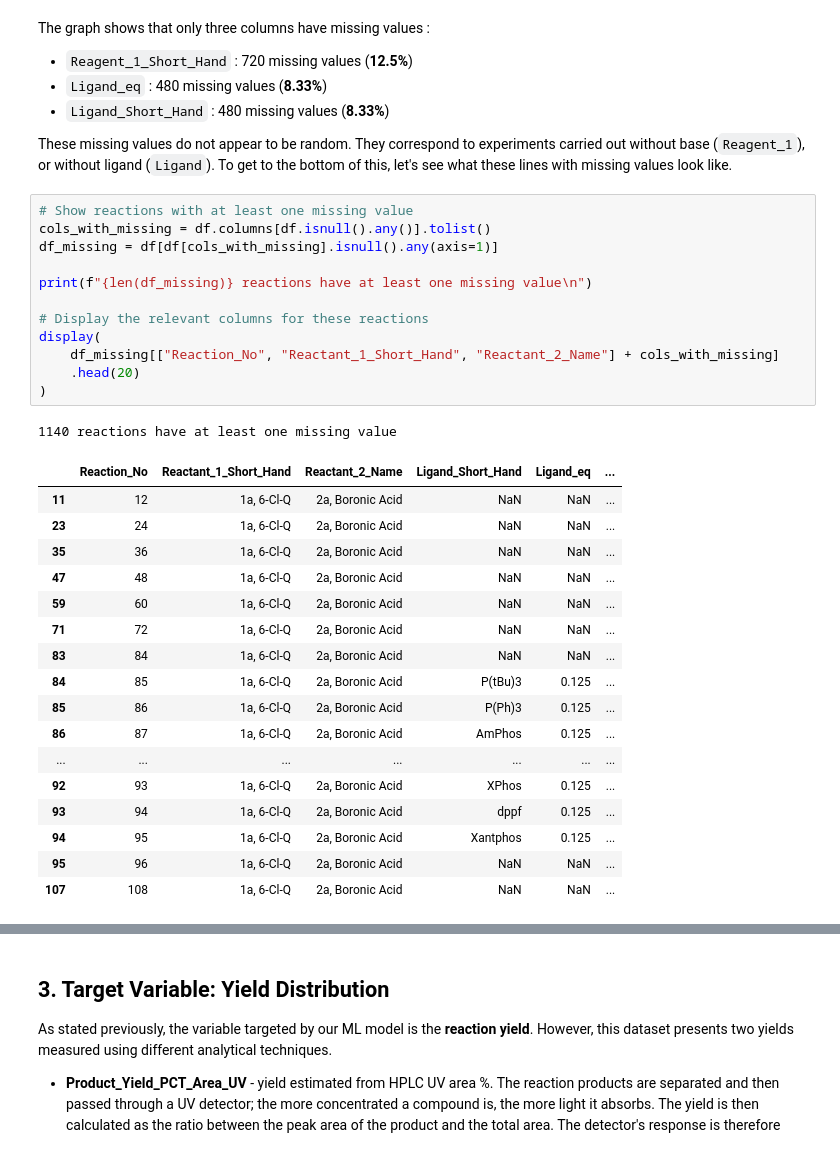
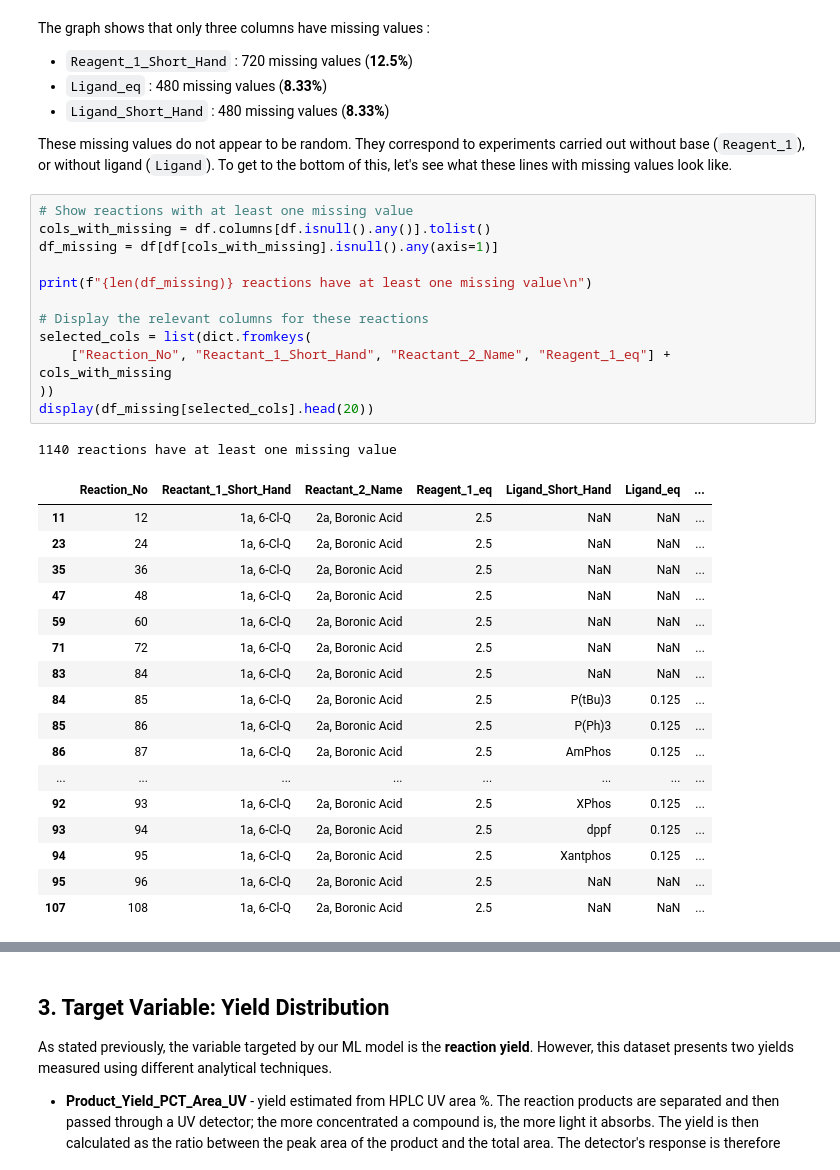
Before and after one commit to meirelesricardo/ai4chem_catalyst_predictor, a Jupyter notebook: notebooks/01_data_exploration.ipynb, the cells around one changed output, grey strips where cells are left out. Saved outputs shown, nothing was run; the diff lists cells and outputs as text.

```diff
--- a/notebooks/01_data_exploration.ipynb
+++ b/notebooks/01_data_exploration.ipynb
@@ -143,34 +143,34 @@
 # %%
 # Show reactions with at least one missing value
 cols_with_missing = df.columns[df.isnull().any()].tolist()
 df_missing = df[df[cols_with_missing].isnull().any(axis=1)]
 
 print(f"{len(df_missing)} reactions have at least one missing value\n")
 
 # Display the relevant columns for these reactions
-display(
-    df_missing[["Reaction_No", "Reactant_1_Short_Hand", "Reactant_2_Name"] + cols_with_missing]
-    .head(20)
-)
+selected_cols = list(dict.fromkeys(
+    ["Reaction_No", "Reactant_1_Short_Hand", "Reactant_2_Name", "Reagent_1_eq"] + cols_with_missing
+))
+display(df_missing[selected_cols].head(20))
 # %% [output]
 1140 reactions have at least one missing value
-|  | Reaction_No | Reactant_1_Short_Hand | Reactant_2_Name | Ligand_Short_Hand | Ligand_eq | ... |
-| 11 | 12 | 1a, 6-Cl-Q | 2a, Boronic Acid | NaN | NaN | ... |
-| 23 | 24 | 1a, 6-Cl-Q | 2a, Boronic Acid | NaN | NaN | ... |
-| 35 | 36 | 1a, 6-Cl-Q | 2a, Boronic Acid | NaN | NaN | ... |
-| 47 | 48 | 1a, 6-Cl-Q | 2a, Boronic Acid | NaN | NaN | ... |
-| 59 | 60 | 1a, 6-Cl-Q | 2a, Boronic Acid | NaN | NaN | ... |
-| 71 | 72 | 1a, 6-Cl-Q | 2a, Boronic Acid | NaN | NaN | ... |
-| 83 | 84 | 1a, 6-Cl-Q | 2a, Boronic Acid | NaN | NaN | ... |
-| 84 | 85 | 1a, 6-Cl-Q | 2a, Boronic Acid | P(tBu)3 | 0.125 | ... |
-| 85 | 86 | 1a, 6-Cl-Q | 2a, Boronic Acid | P(Ph)3 | 0.125 | ... |
-| 86 | 87 | 1a, 6-Cl-Q | 2a, Boronic Acid | AmPhos | 0.125 | ... |
-| ... | ... | ... | ... | ... | ... | ... |
-| 92 | 93 | 1a, 6-Cl-Q | 2a, Boronic Acid | XPhos | 0.125 | ... |
-| 93 | 94 | 1a, 6-Cl-Q | 2a, Boronic Acid | dppf | 0.125 | ... |
-| 94 | 95 | 1a, 6-Cl-Q | 2a, Boronic Acid | Xantphos | 0.125 | ... |
-| 95 | 96 | 1a, 6-Cl-Q | 2a, Boronic Acid | NaN | NaN | ... |
-| 107 | 108 | 1a, 6-Cl-Q | 2a, Boronic Acid | NaN | NaN | ... |
+|  | Reaction_No | Reactant_1_Short_Hand | Reactant_2_Name | Reagent_1_eq | Ligand_Short_Hand | Ligand_eq | ... |
+| 11 | 12 | 1a, 6-Cl-Q | 2a, Boronic Acid | 2.5 | NaN | NaN | ... |
+| 23 | 24 | 1a, 6-Cl-Q | 2a, Boronic Acid | 2.5 | NaN | NaN | ... |
+| 35 | 36 | 1a, 6-Cl-Q | 2a, Boronic Acid | 2.5 | NaN | NaN | ... |
+| 47 | 48 | 1a, 6-Cl-Q | 2a, Boronic Acid | 2.5 | NaN | NaN | ... |
+| 59 | 60 | 1a, 6-Cl-Q | 2a, Boronic Acid | 2.5 | NaN | NaN | ... |
+| 71 | 72 | 1a, 6-Cl-Q | 2a, Boronic Acid | 2.5 | NaN | NaN | ... |
+| 83 | 84 | 1a, 6-Cl-Q | 2a, Boronic Acid | 2.5 | NaN | NaN | ... |
+| 84 | 85 | 1a, 6-Cl-Q | 2a, Boronic Acid | 2.5 | P(tBu)3 | 0.125 | ... |
+| 85 | 86 | 1a, 6-Cl-Q | 2a, Boronic Acid | 2.5 | P(Ph)3 | 0.125 | ... |
+| 86 | 87 | 1a, 6-Cl-Q | 2a, Boronic Acid | 2.5 | AmPhos | 0.125 | ... |
+| ... | ... | ... | ... | ... | ... | ... | ... |
+| 92 | 93 | 1a, 6-Cl-Q | 2a, Boronic Acid | 2.5 | XPhos | 0.125 | ... |
+| 93 | 94 | 1a, 6-Cl-Q | 2a, Boronic Acid | 2.5 | dppf | 0.125 | ... |
+| 94 | 95 | 1a, 6-Cl-Q | 2a, Boronic Acid | 2.5 | Xantphos | 0.125 | ... |
+| 95 | 96 | 1a, 6-Cl-Q | 2a, Boronic Acid | 2.5 | NaN | NaN | ... |
+| 107 | 108 | 1a, 6-Cl-Q | 2a, Boronic Acid | 2.5 | NaN | NaN | ... |
 # %% [markdown]
 **Observation - Missing values are intentional controls**
 
```
Also changed, not shown: parts of 8 cells of this notebook.
